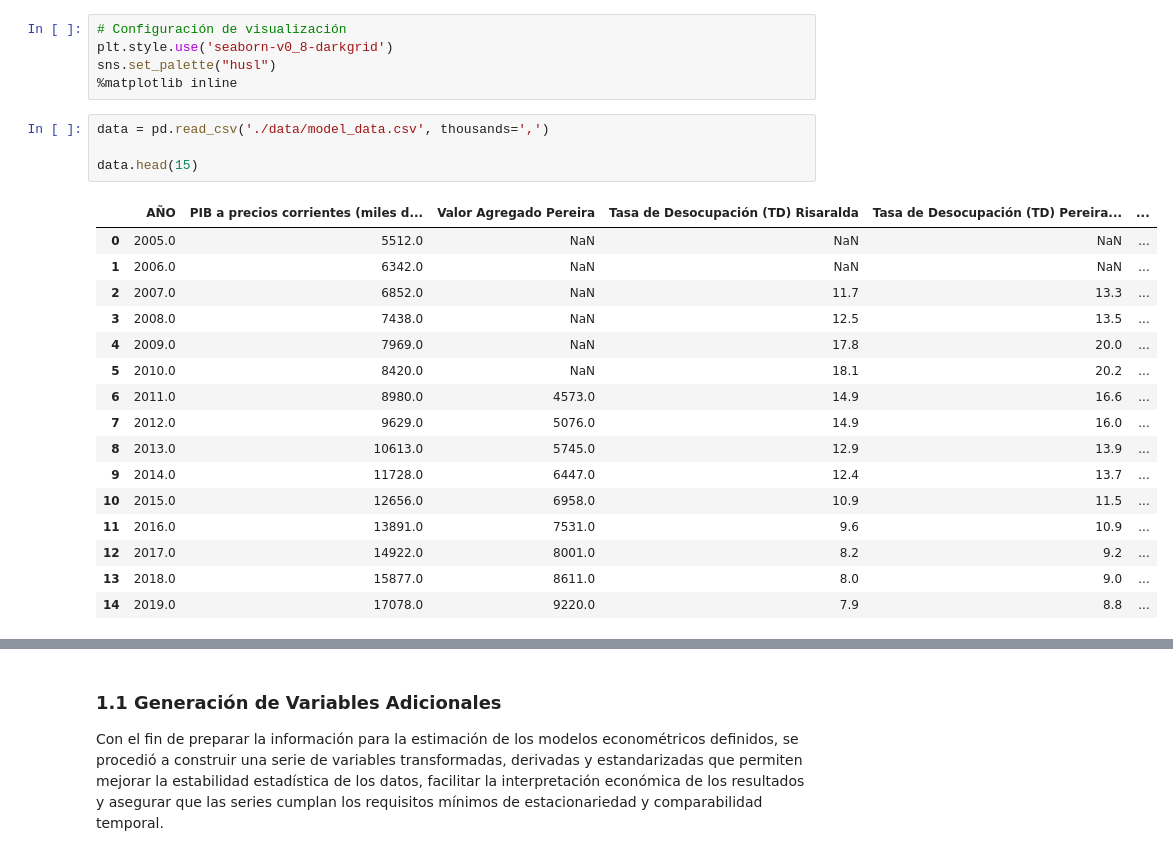
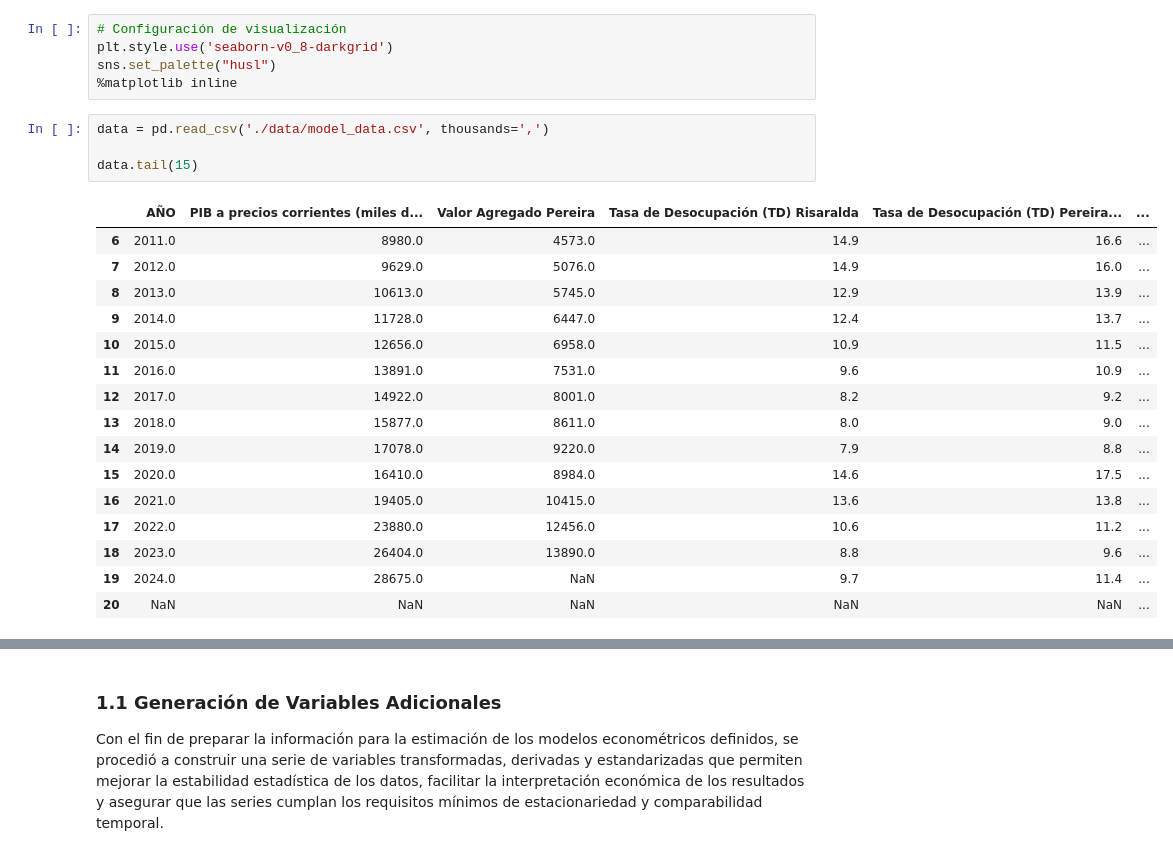
Before and after one commit to PabloGoProg/zele-econometric-models, a Jupyter notebook: notebooks/01_eda.ipynb, the cells around one changed output, grey strips where cells are left out. Saved outputs shown, nothing was run; the diff lists cells and outputs as text.

```diff
--- a/notebooks/01_eda.ipynb
+++ b/notebooks/01_eda.ipynb
@@ -13,15 +13,9 @@ sns.set_palette("husl")
 # %%
 data = pd.read_csv('./data/model_data.csv', thousands=',')
 
-data.head(15)
+data.tail(15)
 # %% [output]
 |  | AÑO | PIB a precios corrientes (miles d... | Valor Agregado Pereira | Tasa de Desocupación (TD) Risaralda | Tasa de Desocupación (TD) Pereira... | ... |
-| 0 | 2005.0 | 5512.0 | NaN | NaN | NaN | ... |
-| 1 | 2006.0 | 6342.0 | NaN | NaN | NaN | ... |
-| 2 | 2007.0 | 6852.0 | NaN | 11.7 | 13.3 | ... |
-| 3 | 2008.0 | 7438.0 | NaN | 12.5 | 13.5 | ... |
-| 4 | 2009.0 | 7969.0 | NaN | 17.8 | 20.0 | ... |
-| 5 | 2010.0 | 8420.0 | NaN | 18.1 | 20.2 | ... |
 | 6 | 2011.0 | 8980.0 | 4573.0 | 14.9 | 16.6 | ... |
 | 7 | 2012.0 | 9629.0 | 5076.0 | 14.9 | 16.0 | ... |
 | 8 | 2013.0 | 10613.0 | 5745.0 | 12.9 | 13.9 | ... |
@@ -31,4 +25,10 @@ data.head(15)
 | 12 | 2017.0 | 14922.0 | 8001.0 | 8.2 | 9.2 | ... |
 | 13 | 2018.0 | 15877.0 | 8611.0 | 8.0 | 9.0 | ... |
 | 14 | 2019.0 | 17078.0 | 9220.0 | 7.9 | 8.8 | ... |
+| 15 | 2020.0 | 16410.0 | 8984.0 | 14.6 | 17.5 | ... |
+| 16 | 2021.0 | 19405.0 | 10415.0 | 13.6 | 13.8 | ... |
+| 17 | 2022.0 | 23880.0 | 12456.0 | 10.6 | 11.2 | ... |
+| 18 | 2023.0 | 26404.0 | 13890.0 | 8.8 | 9.6 | ... |
+| 19 | 2024.0 | 28675.0 | NaN | 9.7 | 11.4 | ... |
+| 20 | NaN | NaN | NaN | NaN | NaN | ... |
 # %%
```
Also changed, not shown: parts of 18 cells of this notebook, 18 other files.
